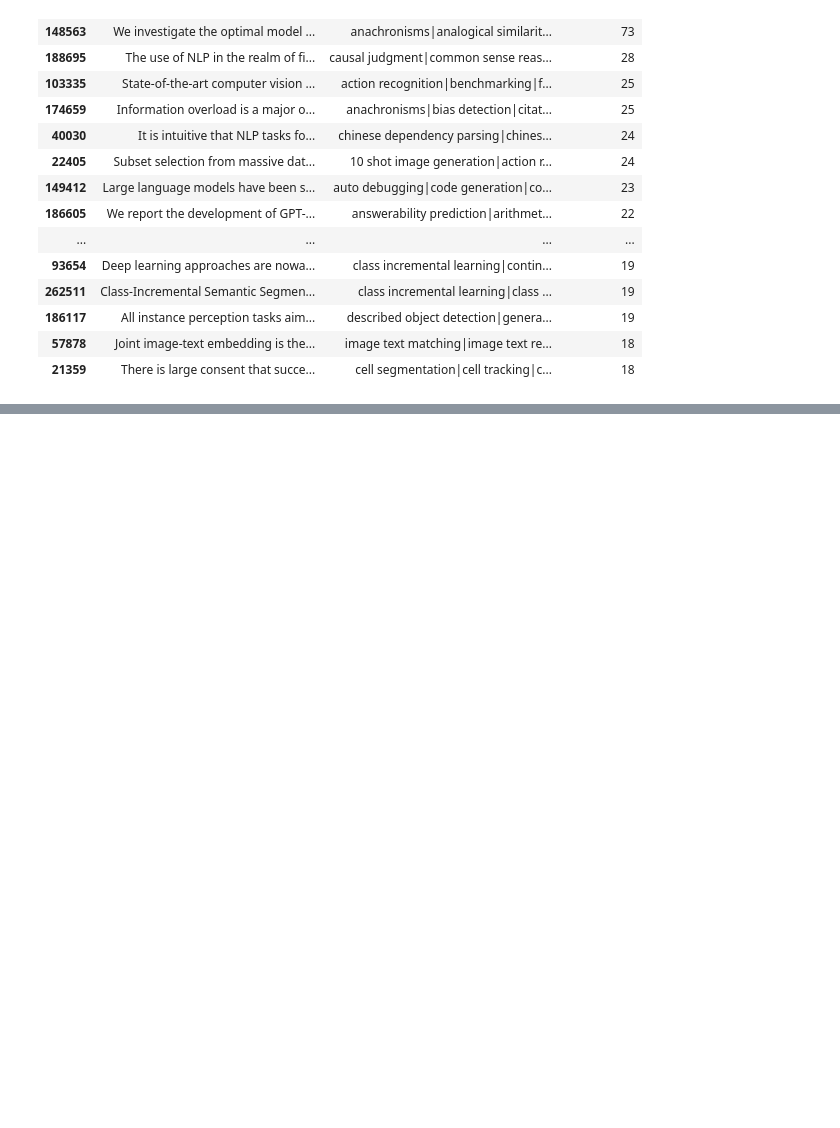
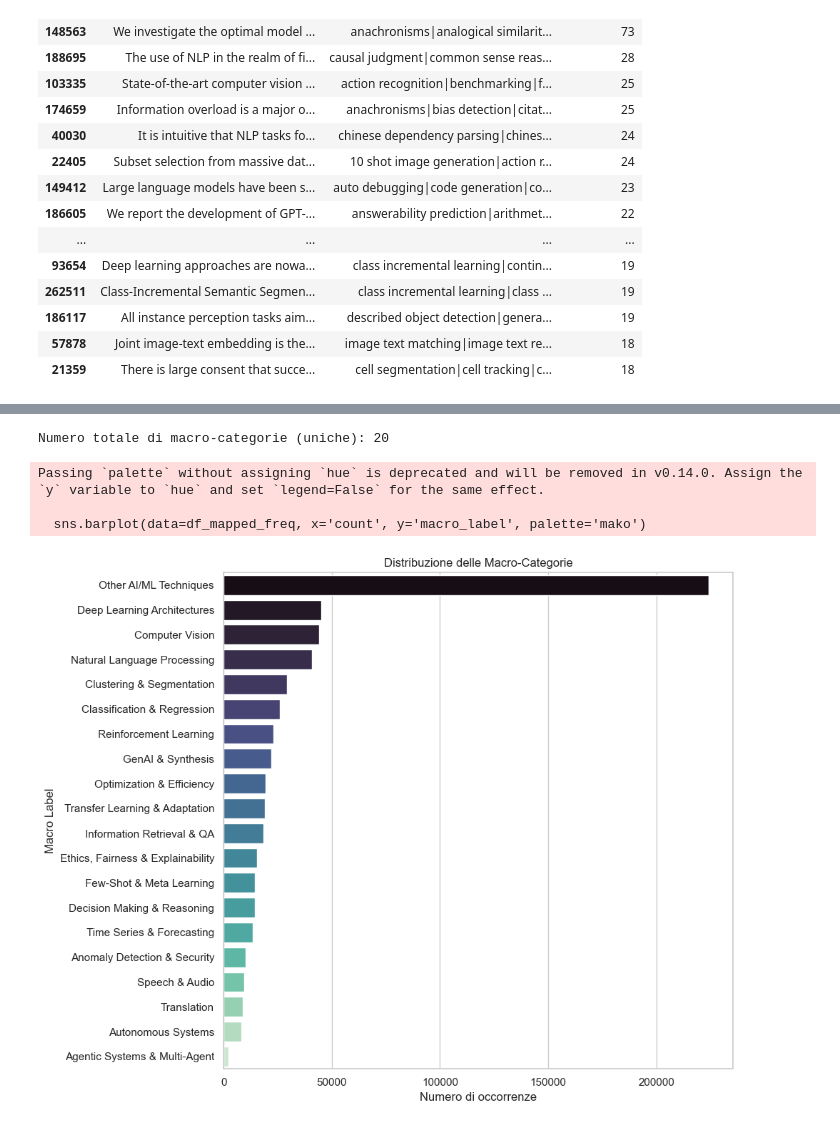
Before and after one commit to Vinello28/open-data-analytics, a Jupyter notebook: notebooks/09_eda_pwc_multilabel.ipynb, the cells around one changed output, grey strips where cells are left out. Cells and saved outputs as stored; diff of their text form; code cells hidden in the pictures; blank space fills up the shorter version.

```diff
--- a/notebooks/09_eda_pwc_multilabel.ipynb
+++ b/notebooks/09_eda_pwc_multilabel.ipynb
@@ -125,0 +251,24 @@ Top 20 record con il maggior numero di label:
+# %%
+# 8. Analisi delle nuove Label Mappate
+all_mapped_labels = [label for labels in df_multilabel['mapped_labels'] for label in labels]
+mapped_label_counts = Counter(all_mapped_labels)
+
+print(f"Numero totale di macro-categorie (uniche): {len(mapped_label_counts)}")
+
+# Convertiamo in DataFrame per il plot
+df_mapped_freq = pd.DataFrame.from_dict(mapped_label_counts, orient='index', columns=['count']).reset_index()
+df_mapped_freq = df_mapped_freq.rename(columns={'index': 'macro_label'}).sort_values('count', ascending=False)
+
+plt.figure(figsize=(10, 8))
+sns.barplot(data=df_mapped_freq, x='count', y='macro_label', palette='mako')
+plt.title('Distribuzione delle Macro-Categorie')
+plt.xlabel('Numero di occorrenze')
+plt.ylabel('Macro Label')
+plt.tight_layout()
+plt.show()
+# %% [output]
+Numero totale di macro-categorie (uniche): 20
+Passing `palette` without assigning `hue` is deprecated and will be removed in v0.14.0. Assign the `y` variable to `hue` and set `legend=False` for the same effect.
+
+  sns.barplot(data=df_mapped_freq, x='count', y='macro_label', palette='mako')
+[figure, added]
```
Also changed, not shown: parts of 4 cells of this notebook, 1 other file.
